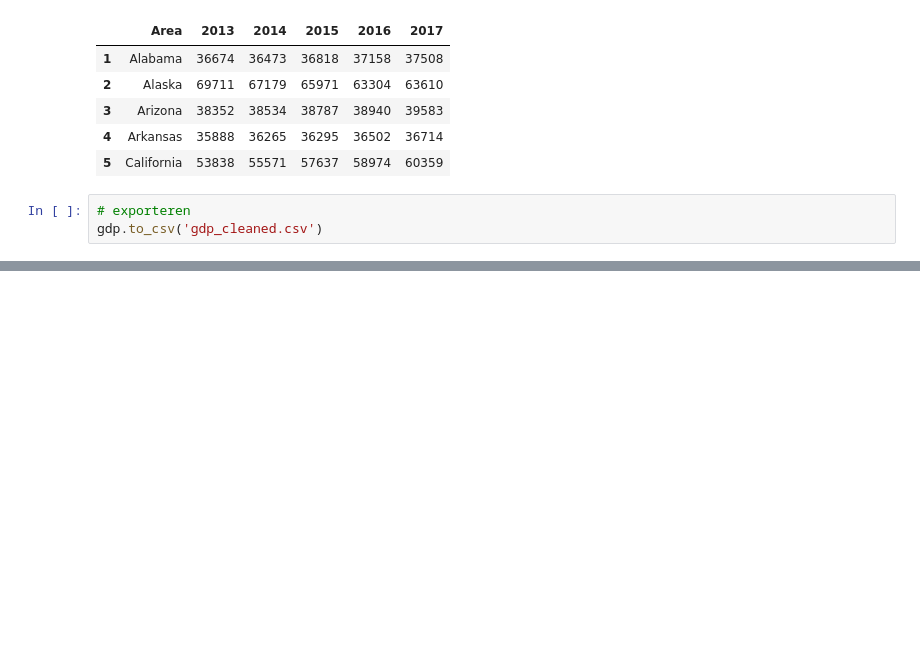
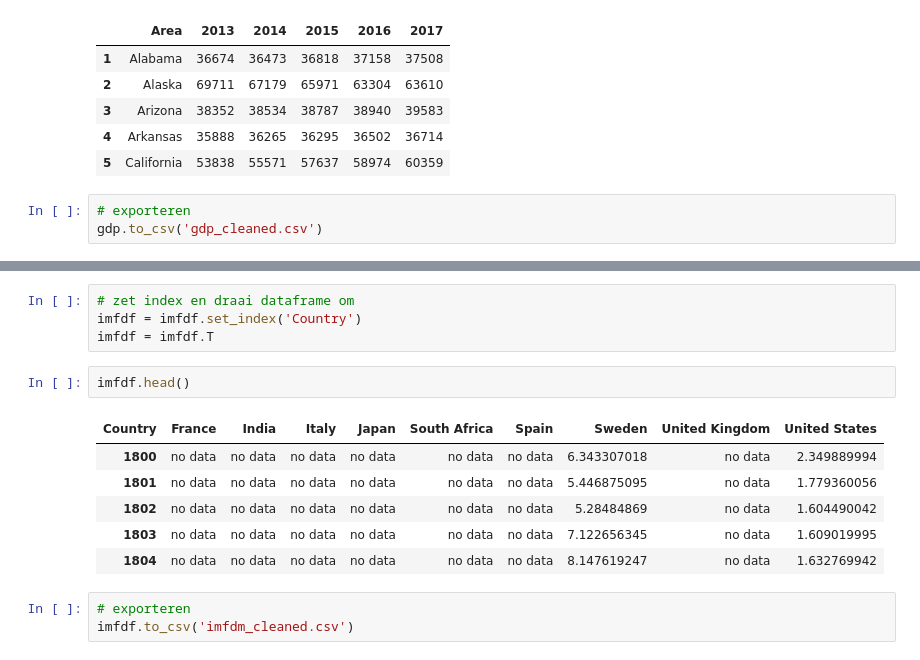
Before and after one commit to lilelinn/infovis, a Jupyter notebook: docs/Datasets_opschonen.ipynb, the cells around one changed output, grey strips where cells are left out. Cells and saved outputs as stored; diff of their text form; blank space fills up the shorter version.

```diff
--- a/docs/Datasets_opschonen.ipynb
+++ b/docs/Datasets_opschonen.ipynb
@@ -90,0 +154,16 @@ gdp.to_csv('gdp_cleaned.csv')
+# %%
+# zet index en draai dataframe om
+imfdf = imfdf.set_index('Country')
+imfdf = imfdf.T
+# %%
+imfdf.head()
+# %% [output]
+| Country | France | India | Italy | Japan | South Africa | Spain | Sweden | United Kingdom | United States |
+| 1800 | no data | no data | no data | no data | no data | no data | 6.343307018 | no data | 2.349889994 |
+| 1801 | no data | no data | no data | no data | no data | no data | 5.446875095 | no data | 1.779360056 |
+| 1802 | no data | no data | no data | no data | no data | no data | 5.28484869 | no data | 1.604490042 |
+| 1803 | no data | no data | no data | no data | no data | no data | 7.122656345 | no data | 1.609019995 |
+| 1804 | no data | no data | no data | no data | no data | no data | 8.147619247 | no data | 1.632769942 |
+# %%
+# exporteren
+imfdf.to_csv('imfdm_cleaned.csv')
```
Also changed, not shown: parts of 9 cells of this notebook, 3 other files.
